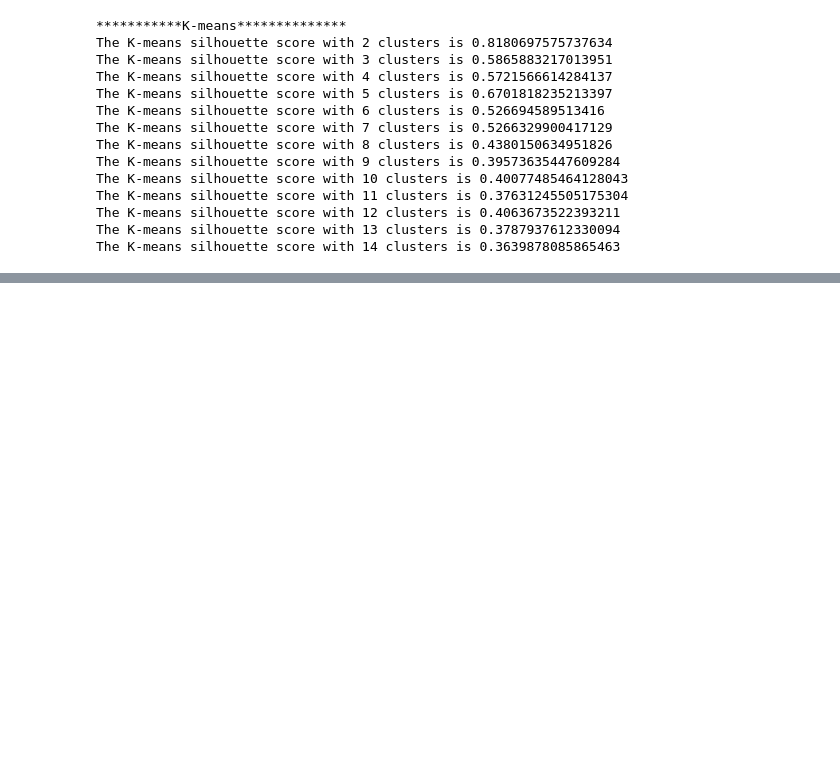
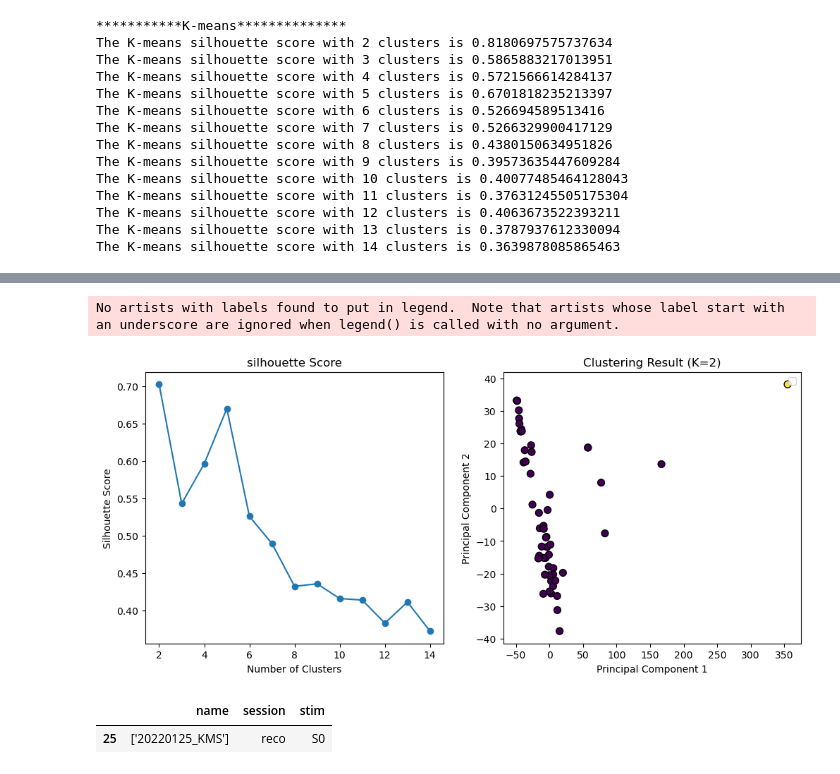
Before and after one commit to Esoh124/B2X_2nd_Year_3rd_Pilot_Customizing, a Jupyter notebook: python/clustering.ipynb, the cells around one changed output, grey strips where cells are left out. Cells and saved outputs as stored; diff of their text form; code cells hidden in the pictures; blank space fills up the shorter version.

```diff
--- a/python/clustering.ipynb
+++ b/python/clustering.ipynb
@@ -226,0 +247,13 @@ plt.show()
+# %%
+# GaussianMixture without backward elimination
+gaussian_mixture_silhouette= []
+data = selected_df
+best_k = 1
+
+print("***********K-means**************")
+for k in range(2, 15):
+    new_criteria, new_model = gaussianMixture_modeling(data, k)
+    gaussian_mixture_silhouette.append(new_criteria)
+    if(new_criteria == max(gaussian_mixture_silhouette)):
+        best_model = new_model
+        best_k = k
@@ -226,0 +275,33 @@ plt.show()
+# %%
+# ----------------------- plotting -----------------------------------
+fig, axs = plt.subplots(1, 2, figsize = (12, 5))
+
+n_clusters = range(2, 15)
+axs[0].set_title('silhouette Score')
+axs[0].plot(n_clusters, gaussian_mixture_silhouette, marker='o')
+axs[0].set_xlabel('Number of Clusters')
+axs[0].set_ylabel('Silhouette Score')
+
+# Scatter plot
+# use PCA to plot the clutering result
+best_n_clusters = best_k  # 예시로 4개의 클러스터를 사용
+labels = best_model.fit_predict(selected_df)
+
+pca = PCA(n_components = 2) # 2D로 나타내기 위해 우선은 2로
+reduced_X = pca.fit_transform(selected_df)
+
+axs[1].set_title(f'Clustering Result (K={best_n_clusters})')
+axs[1].scatter(reduced_X[:, 0], reduced_X[:, 1], c=labels, cmap='viridis', edgecolor='k', s=50)
+axs[1].set_xlabel('Principal Component 1')
+axs[1].set_ylabel('Principal Component 2')
+axs[1].legend()
+plt.show()
+
+non_zero_idx = np.nonzero(labels)
+pd.set_option('display.max_columns', None)
+features_df.iloc[non_zero_idx][['name', 'session', 'stim']]
+# %% [output]
+No artists with labels found to put in legend.  Note that artists whose label start with an underscore are ignored when legend() is called with no argument.
+[figure, added]
+|  | name | session | stim |
+| 25 | ['20220125_KMS'] | reco | S0 |
```
Also changed, not shown: parts of 10 cells of this notebook.
